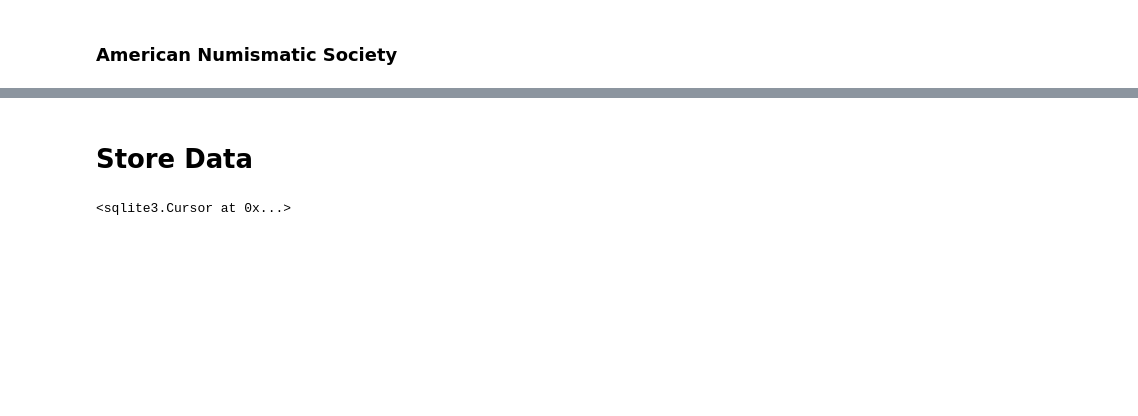
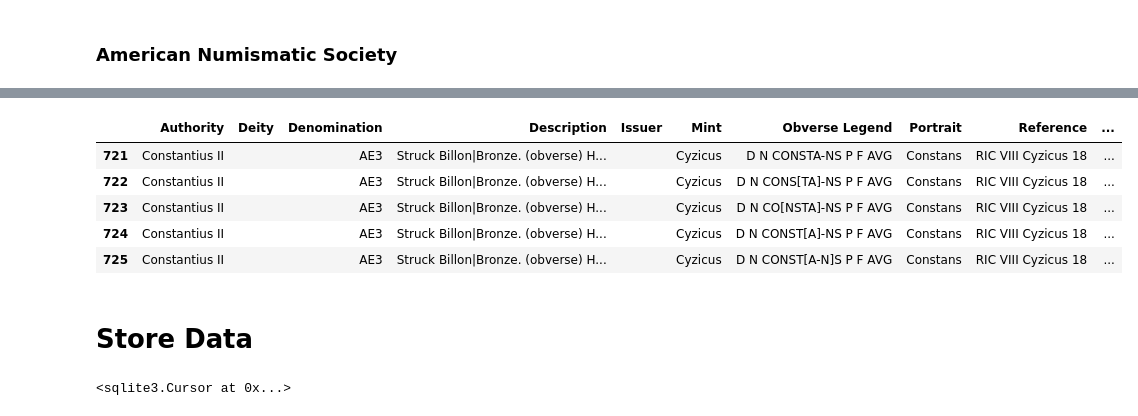
Before and after one commit to williamma12/roman_coinage, a Jupyter notebook: Code/Create Database.ipynb, the cells around one changed output, grey strips where cells are left out. Saved outputs shown, nothing was run; the diff lists cells and outputs as text; code cells hidden in the pictures; blank space fills up the shorter version.

```diff
--- a/Code/Create Database.ipynb
+++ b/Code/Create Database.ipynb
@@ -99,13 +118,29 @@ lists = ['Year', 'Authority', 'Issuer', 'Portrait', 'Reference']
 for col in lists:
     cleaned_ans[col] = cleaned_ans[col].apply(cd.listToString())
 
-columns = [u'Authority', u'Deity', u'Denomination', u'Description', u'Issuer',
+cleaned_ans['StartDate'] = cleaned_ans.apply(lambda row: row['Year'].split(",")[0], axis=1)
+cleaned_ans['EndDate'] = cleaned_ans.apply(lambda row: row['Year'].split(",")[1]
+                                                 if len(row['Year'].split(",")) > 1
+                                                 else row['Year'].split(",")[0],
+                                         axis=1)
+
+columns = [u'Authority', u'Deity', u'Denomination', u'Description', 'EndDate', u'Issuer',
        u'Mint', u'Obverse Legend', u'Portrait', u'Reference',
-       u'Reverse Legend', u'URI', u'Year', u'Source']
+       u'Reverse Legend', u'URI', u'Year', 'StartDate', u'Source']
+
+cleaned_ans.columns = columns
+
 for col in columns:
     cleaned_ans[col] = cleaned_ans[col].apply(lambda x: x.decode('utf-8'))
-
-cleaned_ans.head()
+# %%
+cleaned_ans.tail()
+# %% [output]
+|  | Authority | Deity | Denomination | Description | Issuer | Mint | Obverse Legend | Portrait | Reference | ... |
+| 721 | Constantius II |  | AE3 | Struck Billon|Bronze. (obverse) H... |  | Cyzicus | D N CONSTA-NS P F AVG | Constans | RIC VIII Cyzicus 18 | ... |
+| 722 | Constantius II |  | AE3 | Struck Billon|Bronze. (obverse) H... |  | Cyzicus | D N CONS[TA]-NS P F AVG | Constans | RIC VIII Cyzicus 18 | ... |
+| 723 | Constantius II |  | AE3 | Struck Billon|Bronze. (obverse) H... |  | Cyzicus | D N CO[NSTA]-NS P F AVG | Constans | RIC VIII Cyzicus 18 | ... |
+| 724 | Constantius II |  | AE3 | Struck Billon|Bronze. (obverse) H... |  | Cyzicus | D N CONST[A]-NS P F AVG | Constans | RIC VIII Cyzicus 18 | ... |
+| 725 | Constantius II |  | AE3 | Struck Billon|Bronze. (obverse) H... |  | Cyzicus | D N CONST[A-N]S P F AVG | Constans | RIC VIII Cyzicus 18 | ... |
 # %% [markdown]
 # Store Data
 # %%
```
Also changed, not shown: parts of 10 cells of this notebook, 9 other files.
